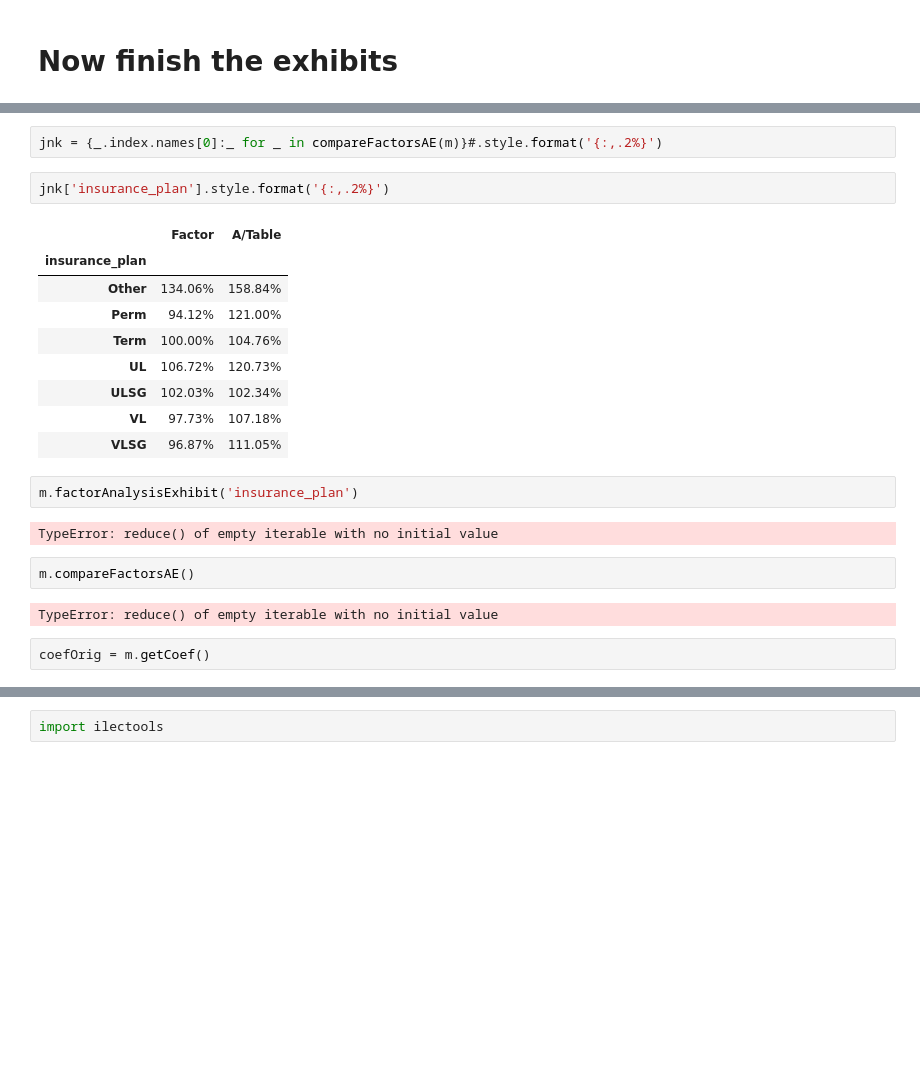
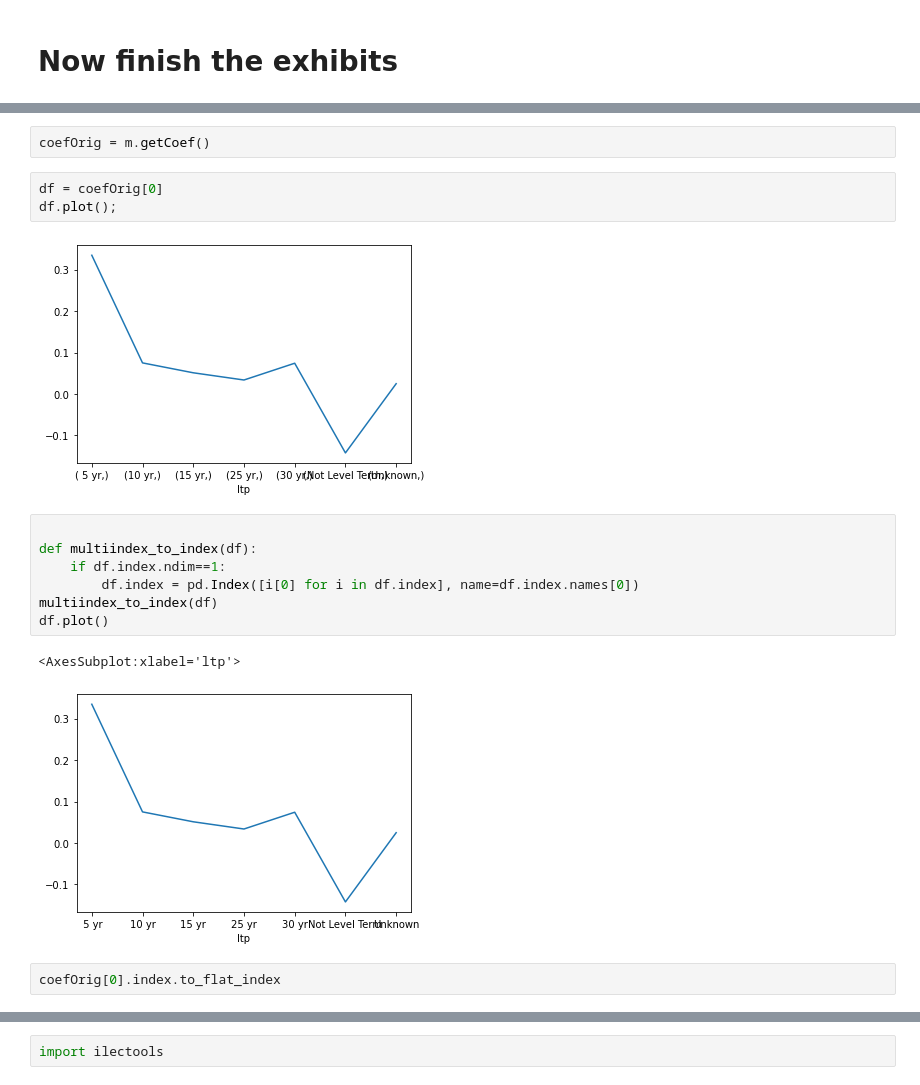
Before and after one commit to SOA-ILEC-Demo/ILECTools, a Jupyter notebook: sample_notebooks/Beyond_Actual_to_Table.ipynb, the cells around one changed output, grey strips where cells are left out. Cells and saved outputs as stored; diff of their text form; blank space fills up the shorter version.

```diff
--- a/sample_notebooks/Beyond_Actual_to_Table.ipynb
+++ b/sample_notebooks/Beyond_Actual_to_Table.ipynb
@@ -180,27 +276,22 @@ x = getSubgraphs(coefOrig)
-# %%
-jnk = {_.index.names[0]:_ for _ in compareFactorsAE(m)}#.style.format('{:,.2%}')
-# %%
-jnk['insurance_plan'].style.format('{:,.2%}')
-# %% [output]
-|  | Factor | A/Table |
-| insurance_plan |  |  |
-| Other | 134.06% | 158.84% |
-| Perm | 94.12% | 121.00% |
-| Term | 100.00% | 104.76% |
-| UL | 106.72% | 120.73% |
-| ULSG | 102.03% | 102.34% |
-| VL | 97.73% | 107.18% |
-| VLSG | 96.87% | 111.05% |
-# %%
-m.factorAnalysisExhibit('insurance_plan')
-# %% [output]
-TypeError: reduce() of empty iterable with no initial value
-# %%
-m.compareFactorsAE()
-# %% [output]
-TypeError: reduce() of empty iterable with no initial value
 # %%
 coefOrig = m.getCoef()
+# %%
+df = coefOrig[0]
+df.plot();
+# %% [output]
+[figure, added]
+# %%
+
+def multiindex_to_index(df):
+    if df.index.ndim==1:
+        df.index = pd.Index([i[0] for i in df.index], name=df.index.names[0])
+multiindex_to_index(df)
+df.plot()
+# %% [output]
+<AxesSubplot:xlabel='ltp'>
+[figure, added]
+# %%
+coefOrig[0].index.to_flat_index
 # %%
 pd.options.display.float_format = '{:,.4e}'.format
 coefOrig[2]
```
Also changed, not shown: parts of 40 cells of this notebook, 2 other files.
